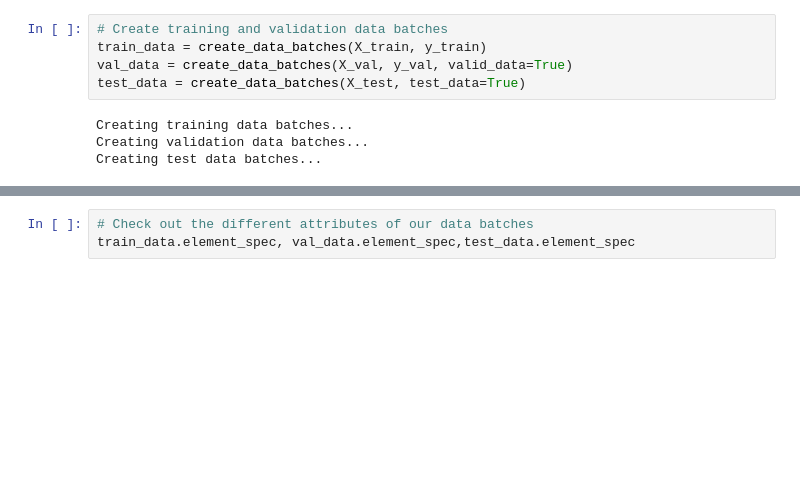
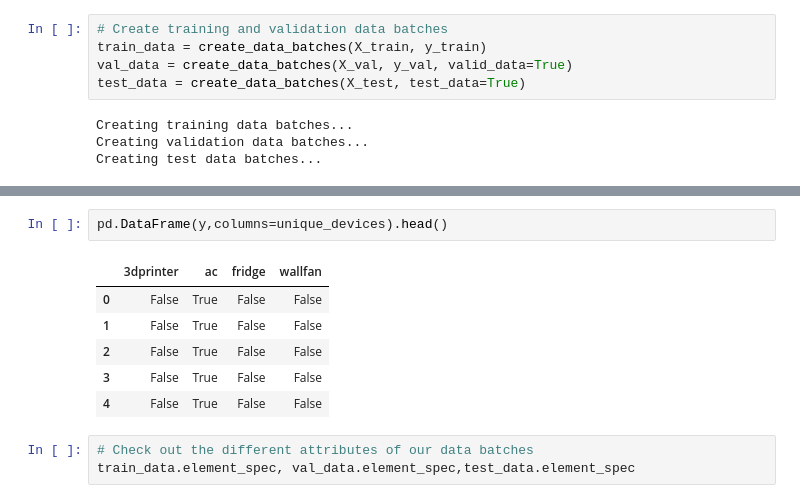
Before and after one commit to caxefaizan/RNN_Model, a Jupyter notebook: Multilabel Signal Classification using LSTM .ipynb, the cells around one changed output, grey strips where cells are left out. Saved outputs shown, nothing was run; the diff lists cells and outputs as text; blank space fills up the shorter version.

```diff
--- a/Multilabel Signal Classification using LSTM .ipynb
+++ b/Multilabel Signal Classification using LSTM .ipynb
@@ -258,3 +282,12 @@ Creating test data batches...
+# %%
+pd.DataFrame(y,columns=unique_devices).head()
+# %% [output]
+|  | 3dprinter | ac | fridge | wallfan |
+| 0 | False | True | False | False |
+| 1 | False | True | False | False |
+| 2 | False | True | False | False |
+| 3 | False | True | False | False |
+| 4 | False | True | False | False |
 # %%
 # Check out the different attributes of our data batches
 train_data.element_spec, val_data.element_spec,test_data.element_spec
```
Also changed, not shown: parts of 13 cells of this notebook.
